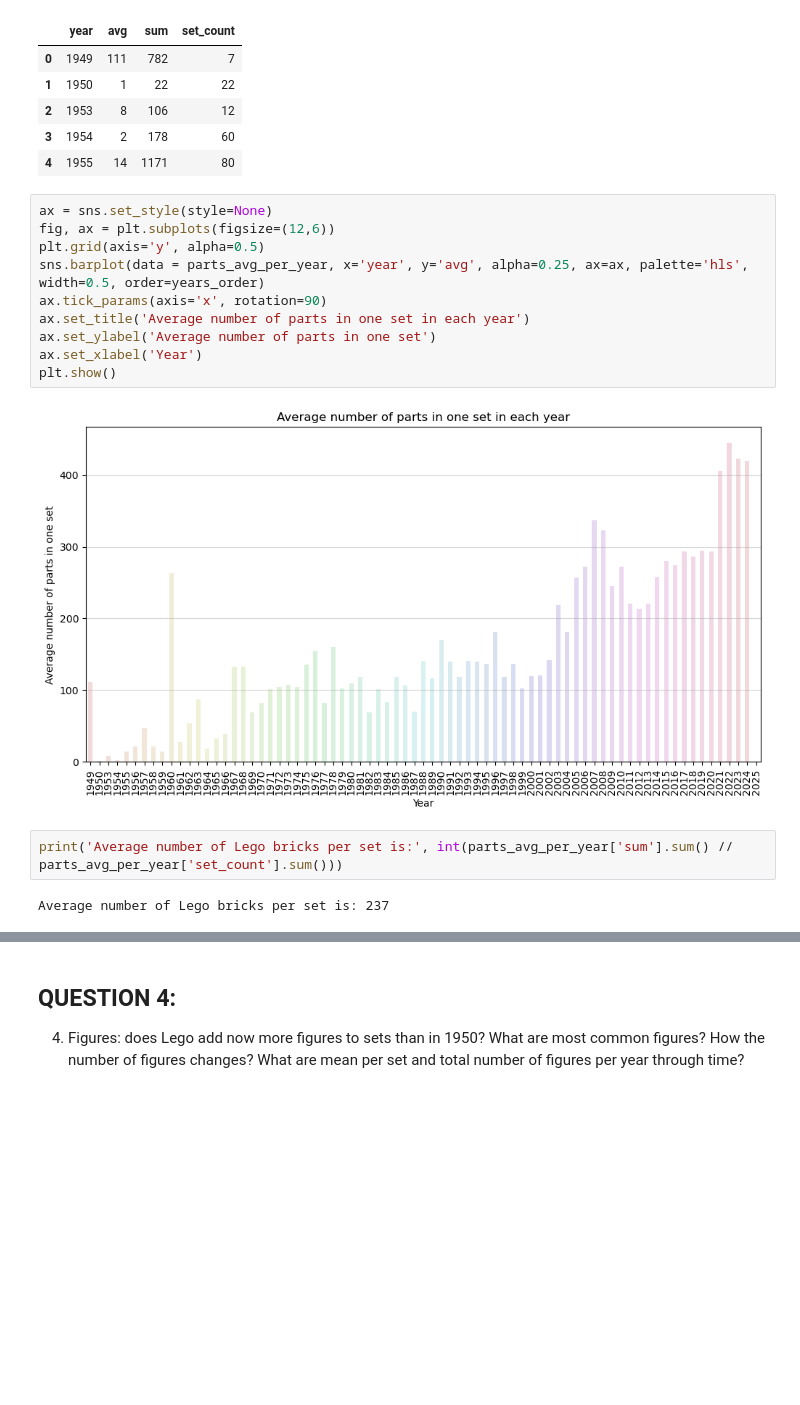
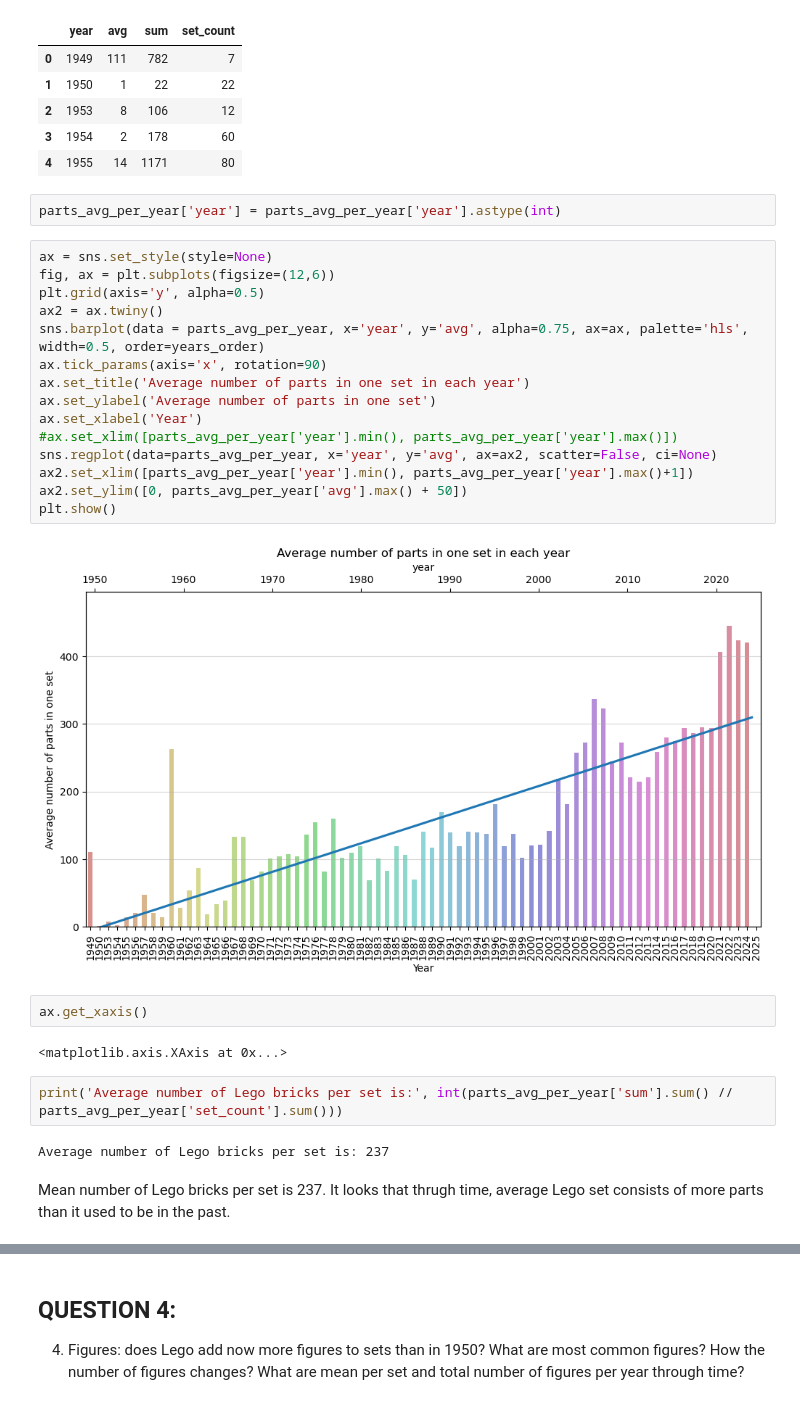
Before and after one commit to katarzynaadamczyk/data_analysis, a Jupyter notebook: lego_bricks/lego_analysis_prepare_dataframes.ipynb, the cells around one changed output, grey strips where cells are left out. Saved outputs shown, nothing was run; the diff lists cells and outputs as text; blank space fills up the shorter version.

Commit message:
working on lego - adding a regression line to the plot

```diff
--- a/lego_bricks/lego_analysis_prepare_dataframes.ipynb
+++ b/lego_bricks/lego_analysis_prepare_dataframes.ipynb
@@ -858,21 +858,34 @@ parts_avg_per_year.head()
 | 2 | 1953 | 8 | 106 | 12 |
 | 3 | 1954 | 2 | 178 | 60 |
 | 4 | 1955 | 14 | 1171 | 80 |
+# %%
+parts_avg_per_year['year'] = parts_avg_per_year['year'].astype(int)
 # %%
 ax = sns.set_style(style=None)
 fig, ax = plt.subplots(figsize=(12,6))
 plt.grid(axis='y', alpha=0.5)
-sns.barplot(data = parts_avg_per_year, x='year', y='avg', alpha=0.25, ax=ax, palette='hls', width=0.5, order=years_order)
+ax2 = ax.twiny()
+sns.barplot(data = parts_avg_per_year, x='year', y='avg', alpha=0.75, ax=ax, palette='hls', width=0.5, order=years_order)
 ax.tick_params(axis='x', rotation=90)
 ax.set_title('Average number of parts in one set in each year')
 ax.set_ylabel('Average number of parts in one set')
 ax.set_xlabel('Year')
+#ax.set_xlim([parts_avg_per_year['year'].min(), parts_avg_per_year['year'].max()])
+sns.regplot(data=parts_avg_per_year, x='year', y='avg', ax=ax2, scatter=False, ci=None)
+ax2.set_xlim([parts_avg_per_year['year'].min(), parts_avg_per_year['year'].max()+1])
+ax2.set_ylim([0, parts_avg_per_year['avg'].max() + 50])
 plt.show()
 # %% [output]
-[figure, old version]
+[figure, new version]
+# %%
+ax.get_xaxis()
+# %% [output]
+<matplotlib.axis.XAxis at 0x...>
 # %%
 print('Average number of Lego bricks per set is:', int(parts_avg_per_year['sum'].sum() // parts_avg_per_year['set_count'].sum()))
 # %% [output]
 Average number of Lego bricks per set is: 237
+# %% [markdown]
+Mean number of Lego bricks per set is 237. It looks that thrugh time, average Lego set consists of more parts than it used to be in the past.
 # %% [markdown]
 ## QUESTION 3:
```
Also changed, not shown: parts of 2 cells of this notebook.
